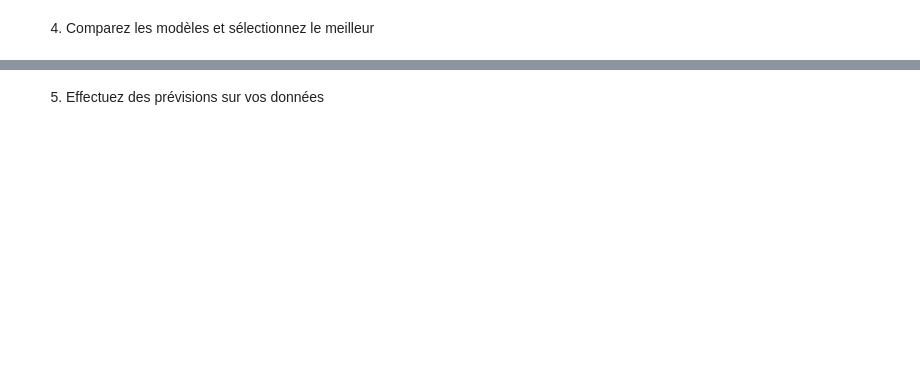
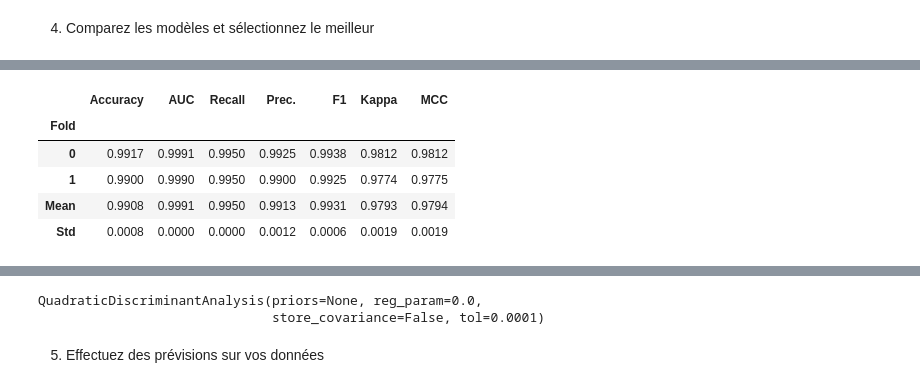
Before and after one commit to Melobgn/Veille-algorithmes-ML, a Jupyter notebook: Exo_global/correction.ipynb, the cells around one changed output, grey strips where cells are left out. Cells and saved outputs as stored; diff of their text form; code cells hidden in the pictures; blank space fills up the shorter version.

```diff
--- a/Exo_global/correction.ipynb
+++ b/Exo_global/correction.ipynb
@@ -195,0 +266,4 @@ Vous aurez à disposition un jeu de données contenant différentes variables :
+# %%
+qda_model = create_model("qda")
+print(qda_model)
+# %% [output]
@@ -195,0 +271,6 @@ Vous aurez à disposition un jeu de données contenant différentes variables :
+|  | Accuracy | AUC | Recall | Prec. | F1 | Kappa | MCC |
+| Fold |  |  |  |  |  |  |  |
+| 0 | 0.9917 | 0.9991 | 0.9950 | 0.9925 | 0.9938 | 0.9812 | 0.9812 |
+| 1 | 0.9900 | 0.9990 | 0.9950 | 0.9900 | 0.9925 | 0.9774 | 0.9775 |
+| Mean | 0.9908 | 0.9991 | 0.9950 | 0.9913 | 0.9931 | 0.9793 | 0.9794 |
+| Std | 0.0008 | 0.0000 | 0.0000 | 0.0012 | 0.0006 | 0.0019 | 0.0019 |
@@ -196,2 +278,4 @@ Vous aurez à disposition un jeu de données contenant différentes variables :
+QuadraticDiscriminantAnalysis(priors=None, reg_param=0.0,
+                              store_covariance=False, tol=0.0001)
 # %% [markdown]
 5. Effectuez des prévisions sur vos données
```
Also changed, not shown: parts of 15 cells of this notebook, 4 other files.
